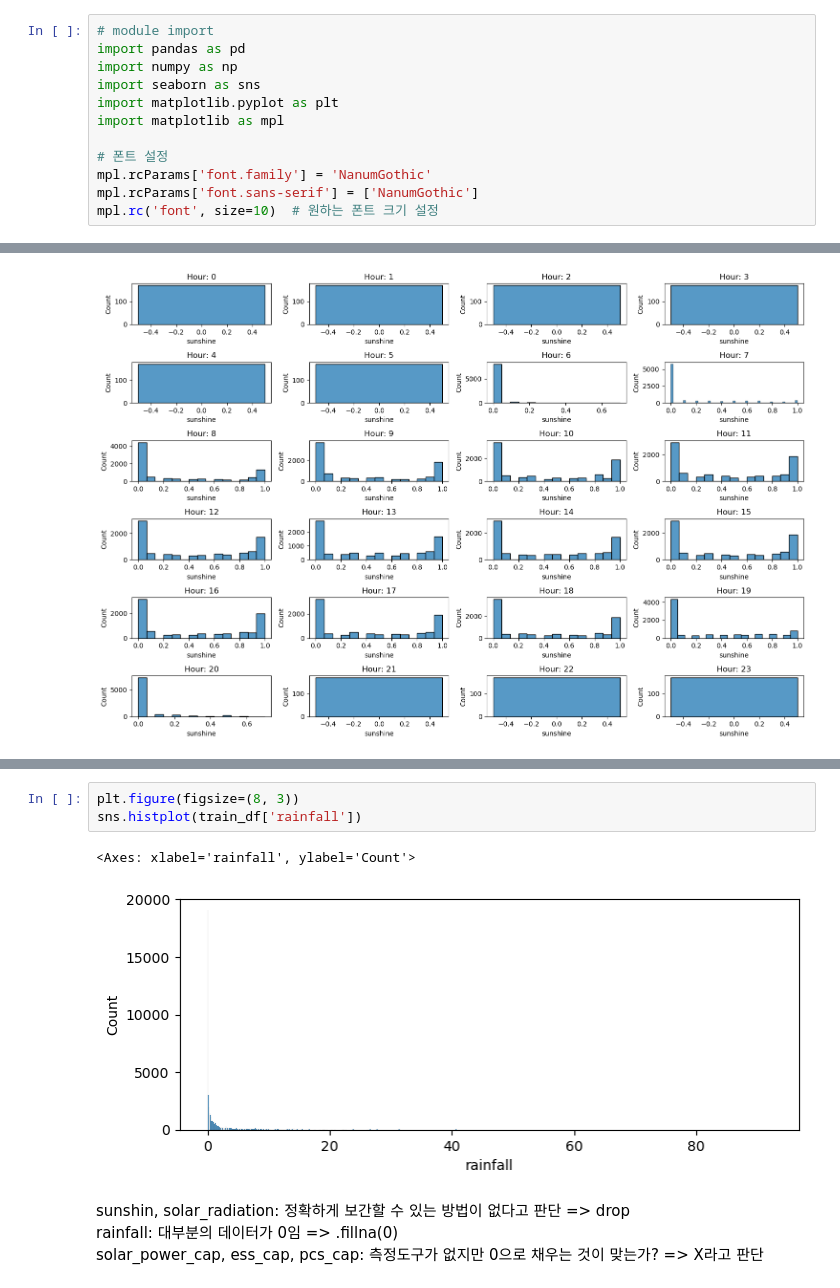
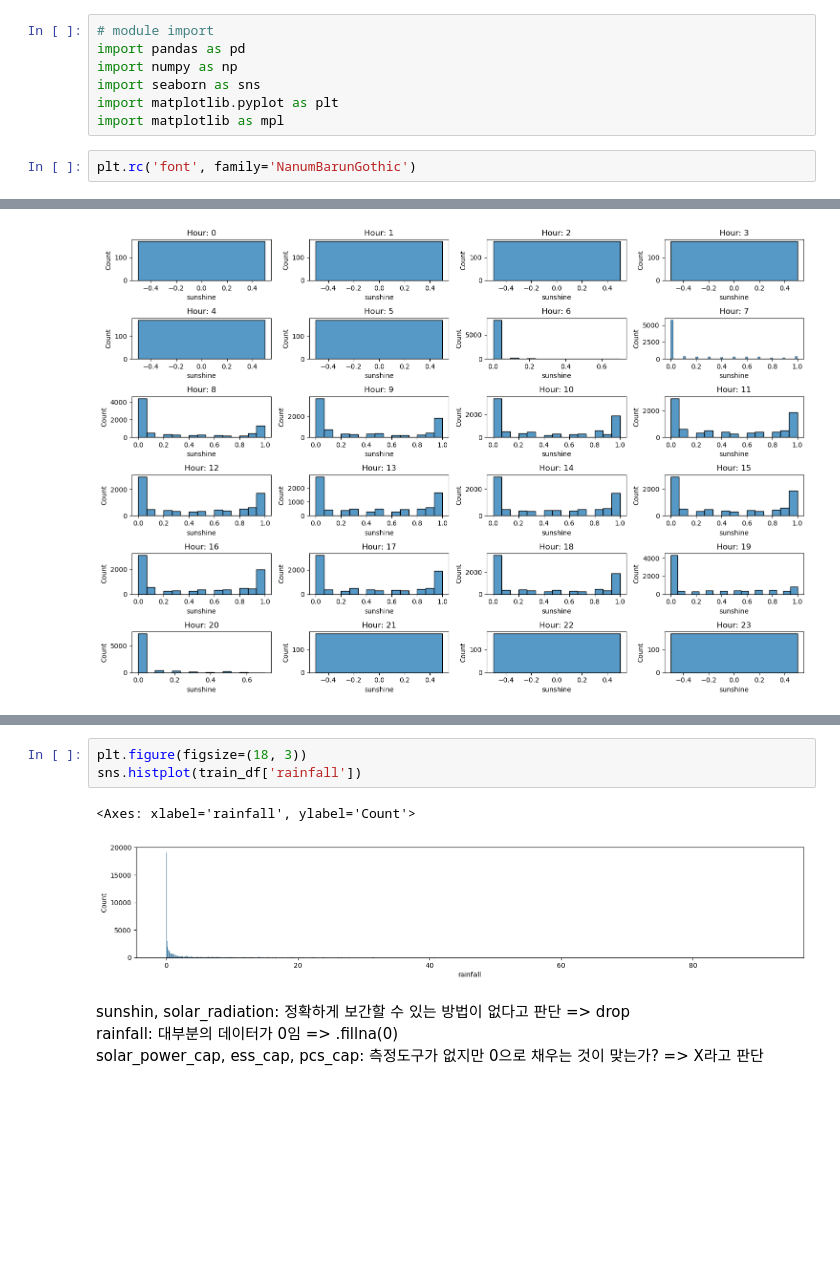
Before and after one commit to life-ofpi/SDATP, a Jupyter notebook: src/jichan.ipynb, the cells around one changed output, grey strips where cells are left out. Saved outputs shown, nothing was run; the diff lists cells and outputs as text; blank space fills up the shorter version.

```diff
--- a/src/jichan.ipynb
+++ b/src/jichan.ipynb
@@ -11,11 +11,8 @@ import numpy as np
 import seaborn as sns
 import matplotlib.pyplot as plt
 import matplotlib as mpl
-
-# 폰트 설정
-mpl.rcParams['font.family'] = 'NanumGothic'
-mpl.rcParams['font.sans-serif'] = ['NanumGothic']
-mpl.rc('font', size=10)  # 원하는 폰트 크기 설정
+# %%
+plt.rc('font', family='NanumBarunGothic')
 # %%
 train_df = pd.read_csv('../data/train.csv')
 building_info = pd.read_csv('../data/building_info.csv')
@@ -173,9 +209,9 @@ plt.tight_layout()
 # %%
-plt.figure(figsize=(8, 3))
+plt.figure(figsize=(18, 3))
 sns.histplot(train_df['rainfall'])
 # %% [output]
 <Axes: xlabel='rainfall', ylabel='Count'>
-[figure, old version]
+[figure, new version]
 # %% [markdown]
 sunshin, solar_radiation: 정확하게 보간할 수 있는 방법이 없다고 판단 => drop
 rainfall: 대부분의 데이터가 0임 => .fillna(0)
```
Also changed, not shown: parts of 22 cells of this notebook.
